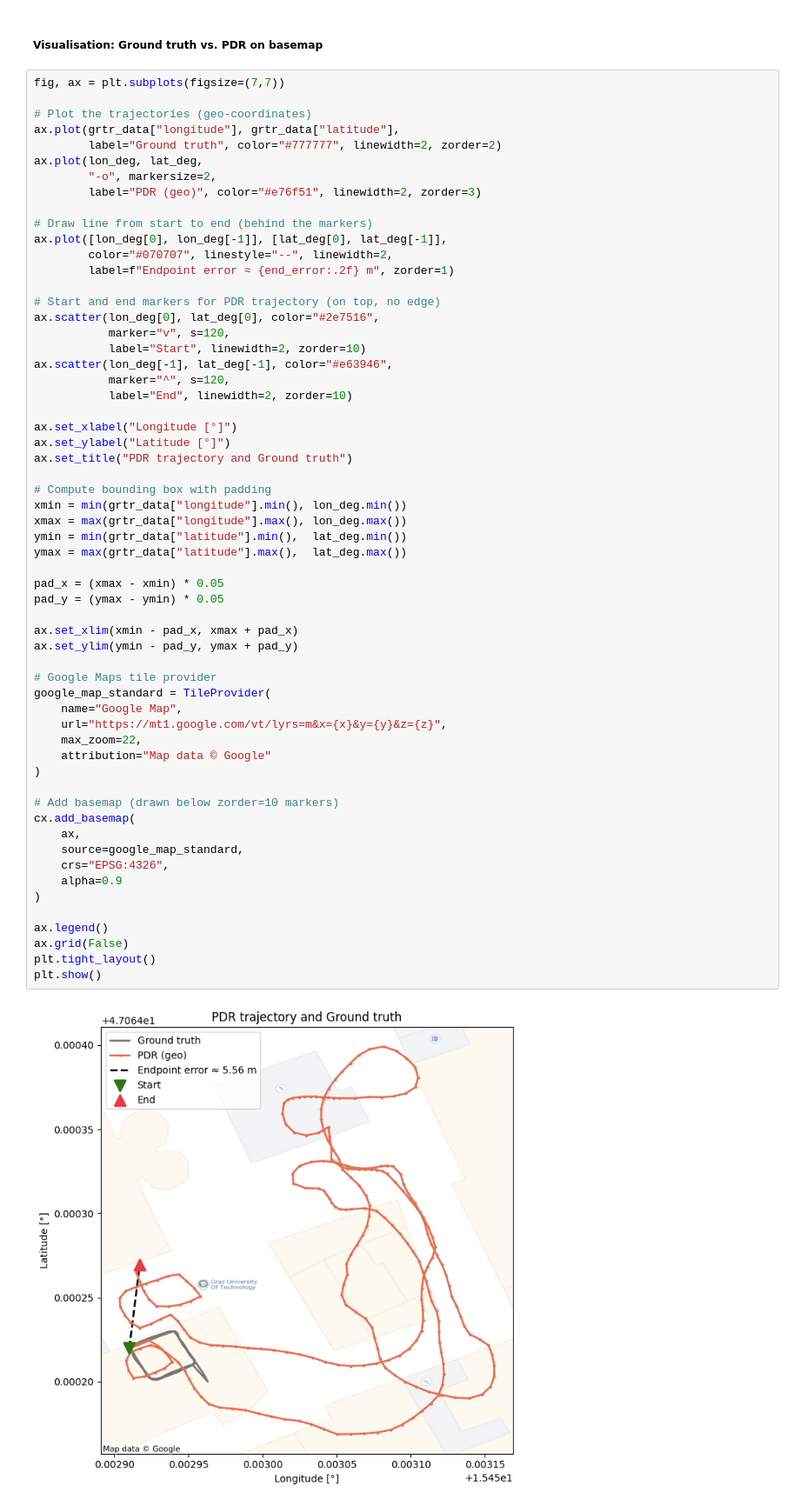
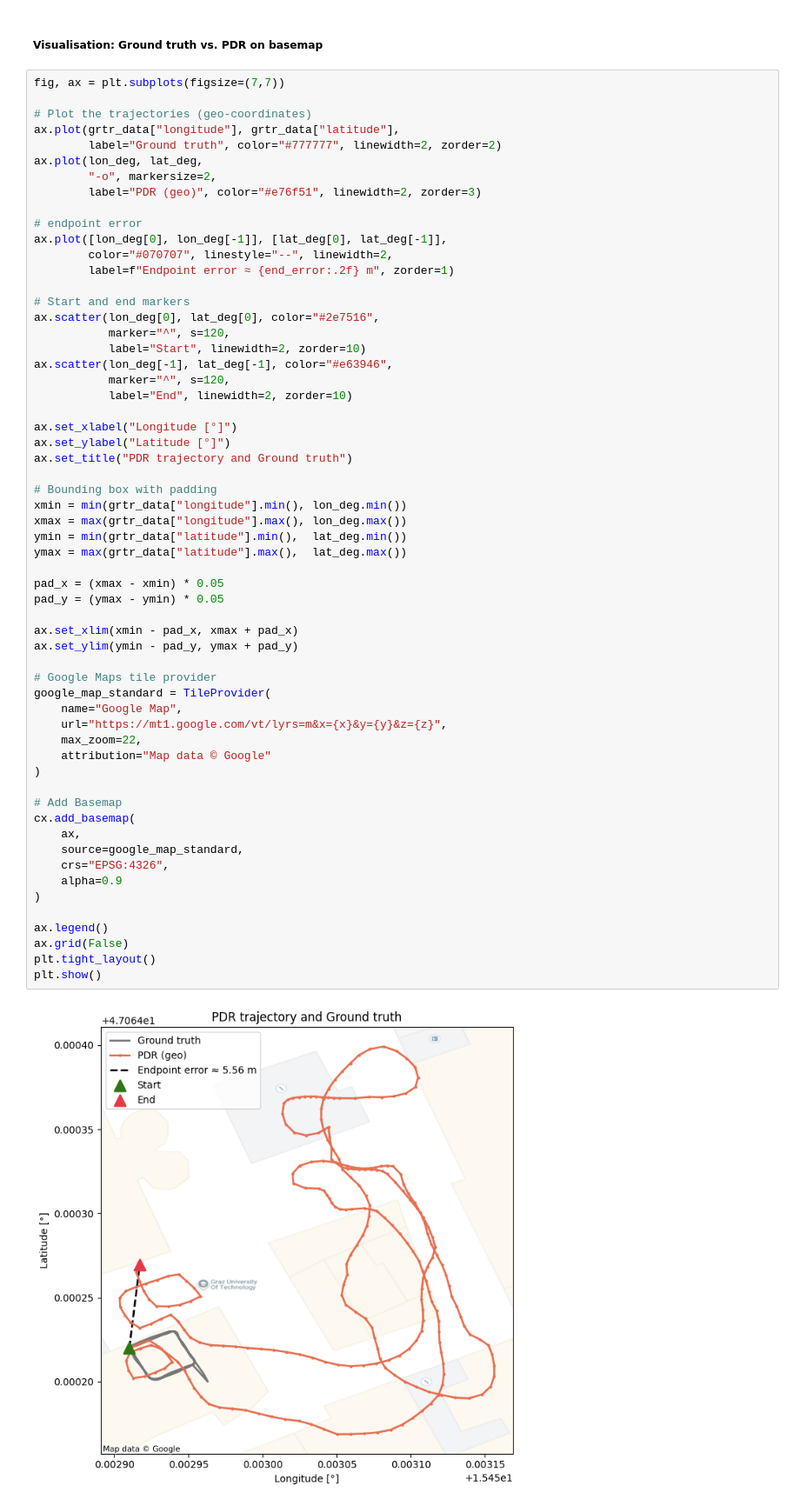
Before and after one commit to bernadettesophia/Navi_Lab02_WS25, a Jupyter notebook: lab02_ws2025_26_GROUPB_KAKUSKA_OETTL.ipynb, the cells around one changed output. Shown at 87% size. Cells and saved outputs as stored; diff of their text form.

```diff
--- a/lab02_ws2025_26_GROUPB_KAKUSKA_OETTL.ipynb
+++ b/lab02_ws2025_26_GROUPB_KAKUSKA_OETTL.ipynb
@@ -570,14 +570,14 @@ ax.plot(lon_deg, lat_deg,
         "-o", markersize=2,
         label="PDR (geo)", color="#e76f51", linewidth=2, zorder=3)
 
-# Draw line from start to end (behind the markers)
+# endpoint error
 ax.plot([lon_deg[0], lon_deg[-1]], [lat_deg[0], lat_deg[-1]],
         color="#070707", linestyle="--", linewidth=2,
         label=f"Endpoint error ≈ {end_error:.2f} m", zorder=1)
 
-# Start and end markers for PDR trajectory (on top, no edge)
+# Start and end markers
 ax.scatter(lon_deg[0], lat_deg[0], color="#2e7516",
-           marker="v", s=120,
+           marker="^", s=120,
            label="Start", linewidth=2, zorder=10)
 ax.scatter(lon_deg[-1], lat_deg[-1], color="#e63946",
            marker="^", s=120,
@@ -587,37 +587,37 @@ ax.set_xlabel("Longitude [°]")
 ax.set_ylabel("Latitude [°]")
 ax.set_title("PDR trajectory and Ground truth")
 
-# Compute bounding box with padding
+# Bounding box with padding
 xmin = min(grtr_data["longitude"].min(), lon_deg.min())
 xmax = max(grtr_data["longitude"].max(), lon_deg.max())
 ymin = min(grtr_data["latitude"].min(),  lat_deg.min())
 ymax = max(grtr_data["latitude"].max(),  lat_deg.max())
 
 pad_x = (xmax - xmin) * 0.05
 pad_y = (ymax - ymin) * 0.05
 
 ax.set_xlim(xmin - pad_x, xmax + pad_x)
 ax.set_ylim(ymin - pad_y, ymax + pad_y)
 
 # Google Maps tile provider
 google_map_standard = TileProvider(
     name="Google Map",
     url="https://mt1.google.com/vt/lyrs=m&x={x}&y={y}&z={z}",
     max_zoom=22,
     attribution="Map data © Google"
 )
 
-# Add basemap (drawn below zorder=10 markers)
+# Add Basemap
 cx.add_basemap(
     ax,
     source=google_map_standard,
     crs="EPSG:4326",
     alpha=0.9
 )
 
 ax.legend()
 ax.grid(False)
 plt.tight_layout()
 plt.show()
 # %% [output]
-[figure, old version]
+[figure, new version]
```
Also changed, not shown: parts of 16 cells of this notebook, 9 other files.
